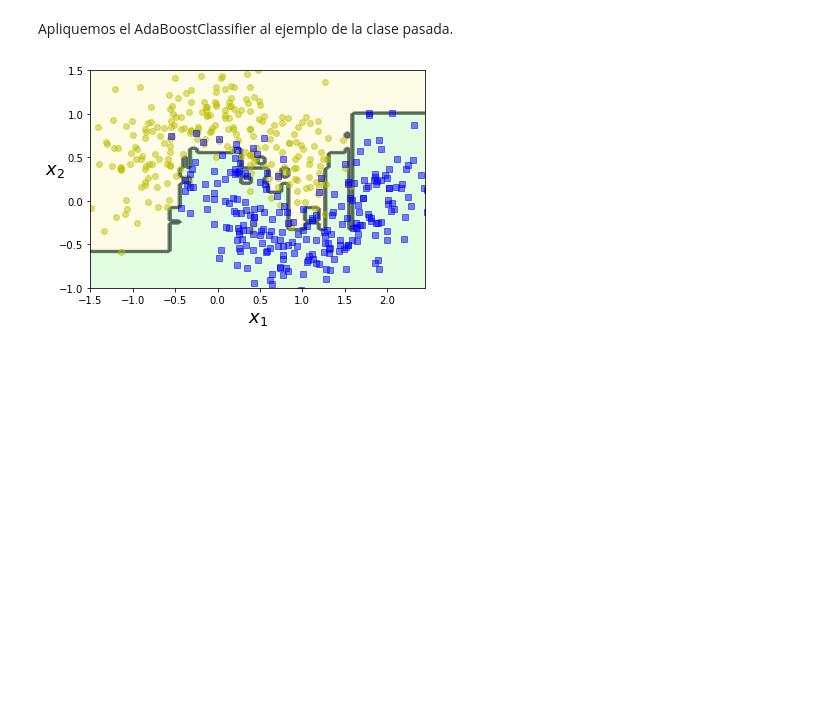
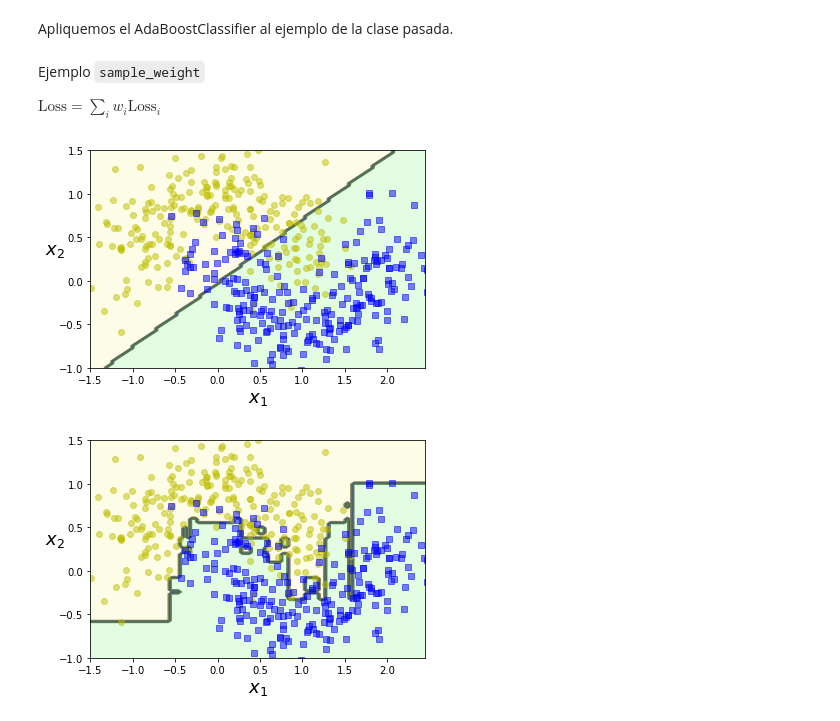
Before and after one commit to JavierGold/ML_UNSAM-2-2020, a Jupyter notebook: 12p_Boosting_Stacking.ipynb, the cells around one changed output. Cells and saved outputs as stored; diff of their text form; code cells hidden in the pictures; blank space fills up the shorter version.

```diff
--- a/12p_Boosting_Stacking.ipynb
+++ b/12p_Boosting_Stacking.ipynb
@@ -73,6 +73,16 @@ def plot_decision_boundary(clf, X, y, axes=[-1.5, 2.45, -1, 1.5], alpha=0.5, con
     plt.axis(axes)
     plt.xlabel(r"$x_1$", fontsize=18)
     plt.ylabel(r"$x_2$", fontsize=18, rotation=0)
+# %% [markdown]
+Ejemplo `sample_weight`
+
+$ \text{Loss} = \sum_{i}w_{i}\text{Loss}_{i}$
+# %%
+svc = SVC(kernel='linear')
+svc.fit(X_train,y_train,sample_weight=np.where(X_train[:,1]>1.0,100.0,1.0))
+plot_decision_boundary(svc, X, y)
+# %% [output]
+[figure, added]
 # %%
 n_estimators=300
 ada_clf = AdaBoostClassifier(
```
Also changed, not shown: parts of 23 cells of this notebook.
